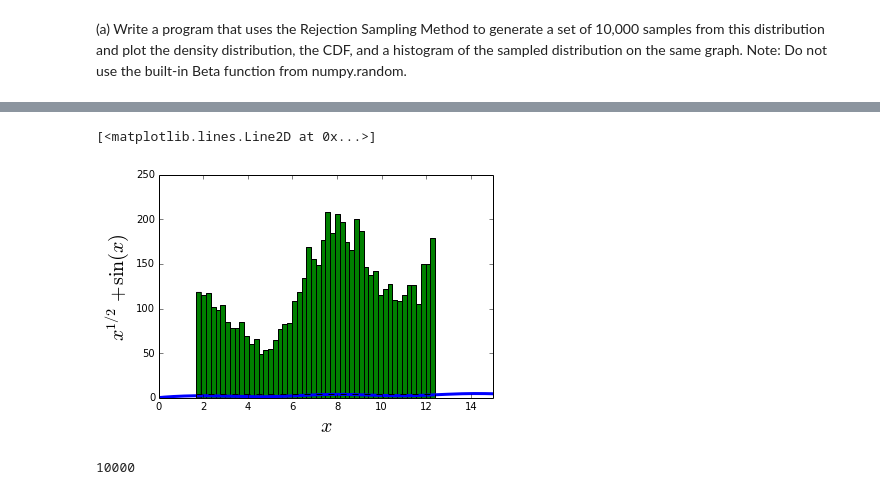
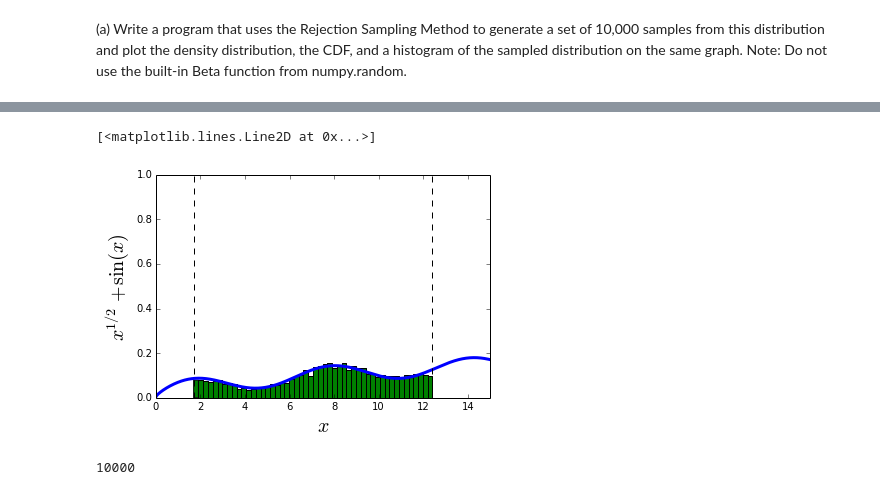
Before and after one commit to jparke08/PHYS202-S14, a Jupyter notebook: SciPy/RandomAndMCExercises.ipynb, the cells around one changed output, grey strips where cells are left out. Drawn from its saved outputs; the diff is of its cells as text; code cells hidden in the pictures.

```diff
--- a/SciPy/RandomAndMCExercises.ipynb
+++ b/SciPy/RandomAndMCExercises.ipynb
@@ -139,20 +139,20 @@ plt.show()
 # %%
-plt.plot(x,fx(x),lw=3)
+plt.plot(x,fx(x)/26.5,lw=3)
 weights = np.ones(shape(samples_x[newmask]),float)
 #weights.fill(50*(xmax-xmin)/(2.6*samples_x.size))
 #weights.fill(.021)
-plt.hist(samples_x[newmask], 50, label="Sampled Distribution")
+plt.hist(samples_x[newmask], 50,normed=True, label="Sampled Distribution")
 plt.ylabel(r'$x^{1/2} + \sin(x)$',fontsize=20)
 plt.xlabel(r'$x$', fontsize = 20)
 plt.xlim(0.,15.)
-
+plt.ylim(0,1)
 
 plt.plot([xmin, xmin], [ymin, ymax], color='k', linestyle='--') #vertical left
 plt.plot([xmax, xmax], [ymin, ymax], color='k', linestyle='--') #vertical right
 plt.plot([xmin, xmax], [ymax, ymax], color='k', linestyle='--') #horizontal top
 # %% [output]
 [<matplotlib.lines.Line2D at 0x...>]
-[figure, old version]
+[figure, new version]
 # %%
 50*(xmax-xmin)/(2.6*samples_x.size)
 samples_x.size
```
Also changed, not shown: parts of 8 cells of this notebook, 2 other files.
